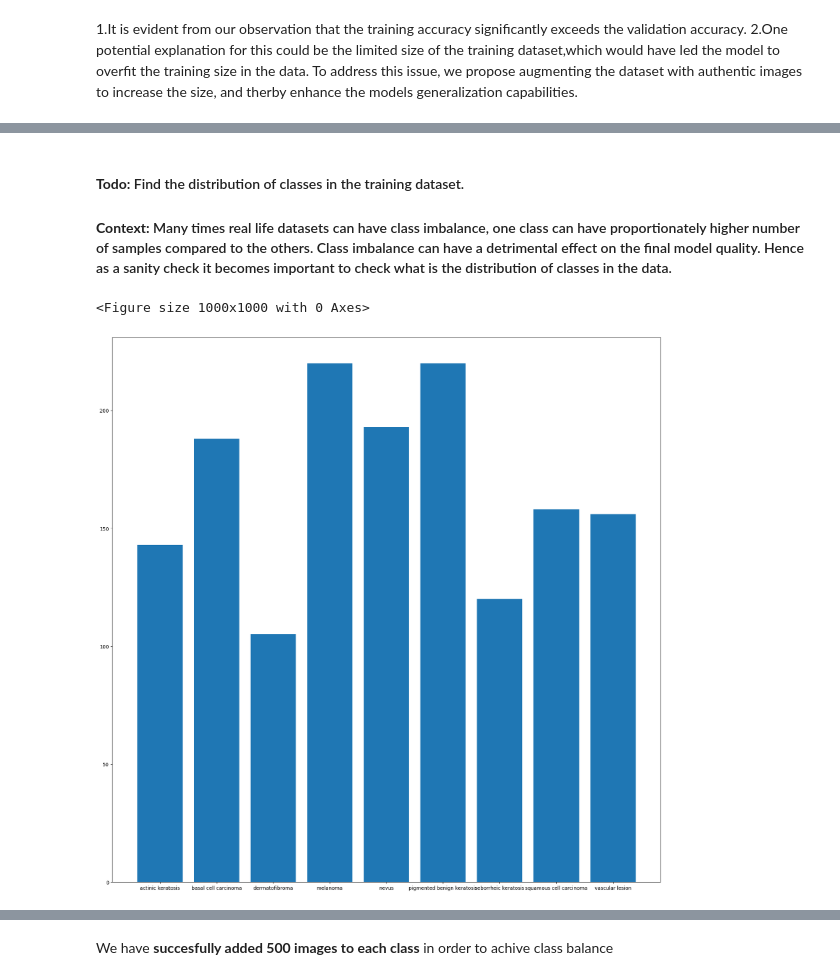
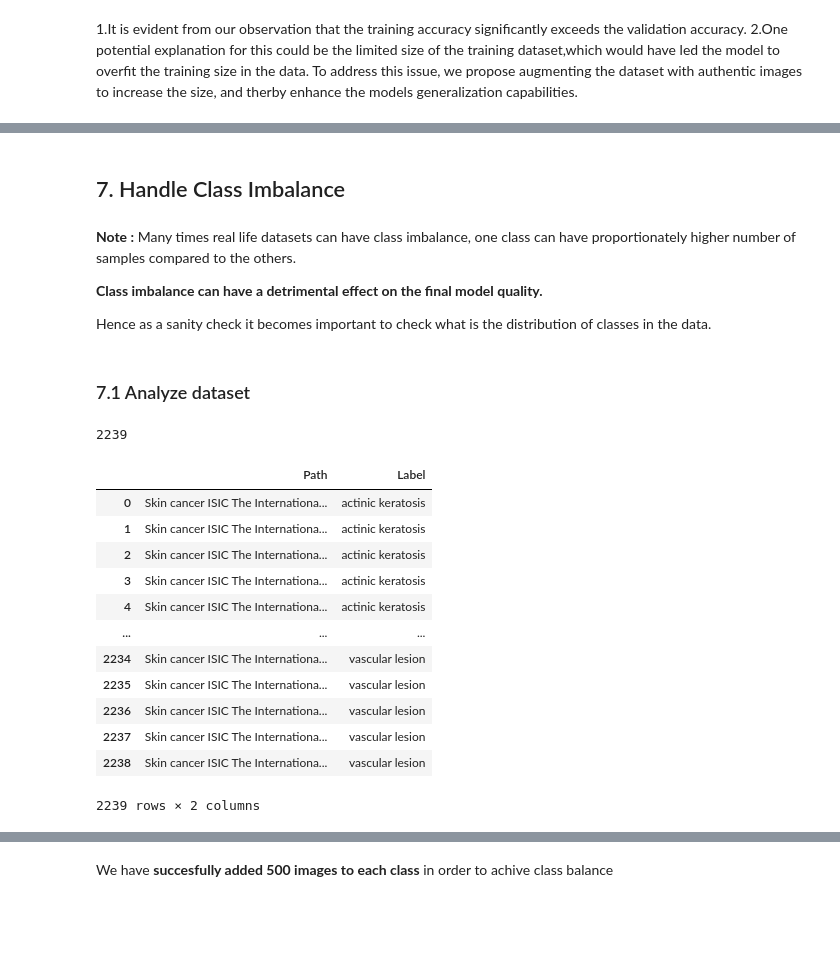
Before and after one commit to iamchrisanne/melanoma-CNN-prediction, a Jupyter notebook: chrisanne_nn.ipynb, the cells around one changed output, grey strips where cells are left out. Drawn from its saved outputs; the diff is of its cells as text; code cells hidden in the pictures; blank space fills up the shorter version.

```diff
--- a/chrisanne_nn.ipynb
+++ b/chrisanne_nn.ipynb
@@ -453,28 +469,37 @@ However, the accuracy levels remain relatively low, indicating that the model is
+# %% [markdown]
+## 7. Handle Class Imbalance
 # %% [markdown]
-#### **Todo:** Find the distribution of classes in the training dataset.
-#### **Context:** Many times real life datasets can have class imbalance, one class can have proportionately higher number of samples compared to the others. Class imbalance can have a detrimental effect on the final model quality. Hence as a sanity check it becomes important to check what is the distribution of classes in the data.
+
+
+**Note :** Many times real life datasets can have class imbalance, one class can have proportionately higher number of samples compared to the others.
+
+**Class imbalance can have a detrimental effect on the final model quality.**
+
+Hence as a sanity check it becomes important to check what is the distribution of classes in the data.
-# %%
-import matplotlib.pyplot as plt
-data = dict()
-
-for i in class_names:
-  data[i] = []
-
-plt.figure(figsize=(10, 10))
-for images, labels in train_ds:
-  for i in range(9):
-    data[class_names[labels[i]]].append(images[i].numpy().astype("uint8"))
-
-for i in data:
-  data[i] = len(data[i])
-
-f = plt.figure()
-f.set_figwidth(20)
-f.set_figheight(20)
-
-plt.bar(range(len(data)), list(data.values()), align='center')
-plt.xticks(range(len(data)), list(data.keys()))
-plt.show()
-# %% [output]
-<Figure size 1000x1000 with 0 Axes>
-[figure, removed]
+# %% [markdown]
+ ### 7.1 Analyze dataset
+# %%
+from glob import glob
+path_list = [p for p in glob(os.path.join(data_dir_train, '*', '*.jpg'))]
+lesion_list = [os.path.basename(os.path.dirname(q)) for q in glob(os.path.join(data_dir_train, '*', '*.jpg'))]
+len(path_list)
+# %% [output]
+2239
+# %%
+dataframe_dict = dict(zip(path_list, lesion_list))
+orig_df = pd.DataFrame(list(dataframe_dict.items()), columns=['Path', 'Label'])
+orig_df
+# %% [output]
+|  | Path | Label |
+| 0 | Skin cancer ISIC The Internationa... | actinic keratosis |
+| 1 | Skin cancer ISIC The Internationa... | actinic keratosis |
+| 2 | Skin cancer ISIC The Internationa... | actinic keratosis |
+| 3 | Skin cancer ISIC The Internationa... | actinic keratosis |
+| 4 | Skin cancer ISIC The Internationa... | actinic keratosis |
+| ... | ... | ... |
+| 2234 | Skin cancer ISIC The Internationa... | vascular lesion |
+| 2235 | Skin cancer ISIC The Internationa... | vascular lesion |
+| 2236 | Skin cancer ISIC The Internationa... | vascular lesion |
+| 2237 | Skin cancer ISIC The Internationa... | vascular lesion |
+| 2238 | Skin cancer ISIC The Internationa... | vascular lesion |
+2239 rows × 2 columns
```
Also changed, not shown: parts of 119 cells of this notebook.
